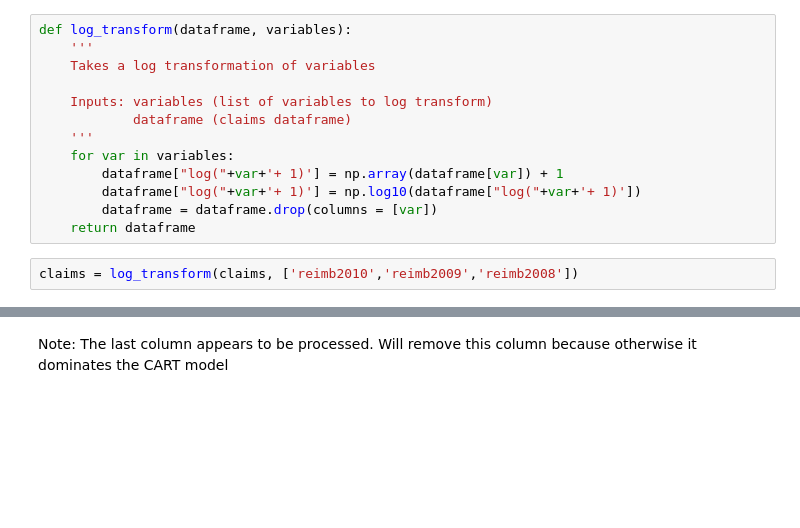
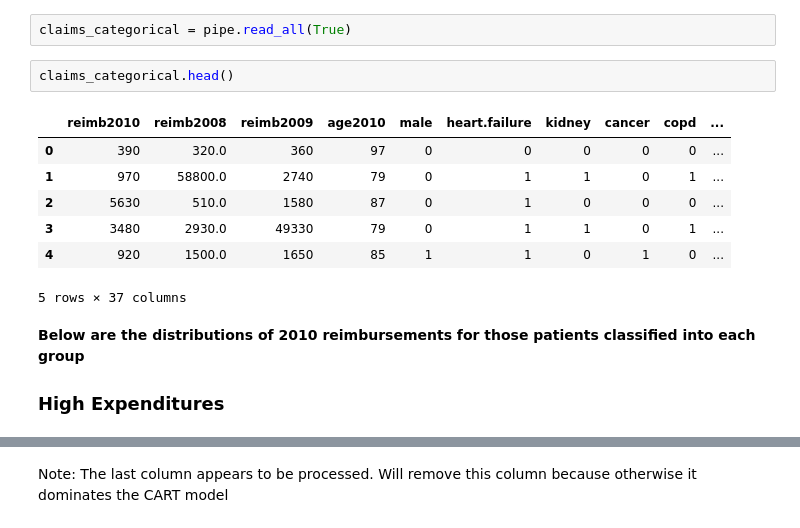
Before and after one commit to deniztokmakoglu/CAPP30254_Project, a Jupyter notebook: Decision Tree and Random Forest.ipynb, the cells around one changed output, grey strips where cells are left out. Drawn from its saved outputs; the diff is of its cells as text; blank space fills up the shorter version.

```diff
--- a/Decision Tree and Random Forest.ipynb
+++ b/Decision Tree and Random Forest.ipynb
@@ -42,15 +17,16 @@ claims.head()
-# %%
-def log_transform(dataframe, variables):
-    '''
-    Takes a log transformation of variables
-
-    Inputs: variables (list of variables to log transform)
-            dataframe (claims dataframe)
-    '''
-    for var in variables:
-        dataframe["log("+var+'+ 1)'] = np.array(dataframe[var]) + 1
-        dataframe["log("+var+'+ 1)'] = np.log10(dataframe["log("+var+'+ 1)'])
-        dataframe = dataframe.drop(columns = [var])
-    return dataframe
-# %%
-claims = log_transform(claims, ['reimb2010','reimb2009','reimb2008'])
+# %%
+claims_categorical = pipe.read_all(True)
+# %%
+claims_categorical.head()
+# %% [output]
+|  | reimb2010 | reimb2008 | reimb2009 | age2010 | male | heart.failure | kidney | cancer | copd | ... |
+| 0 | 390 | 320.0 | 360 | 97 | 0 | 0 | 0 | 0 | 0 | ... |
+| 1 | 970 | 58800.0 | 2740 | 79 | 0 | 1 | 1 | 0 | 1 | ... |
+| 2 | 5630 | 510.0 | 1580 | 87 | 0 | 1 | 0 | 0 | 0 | ... |
+| 3 | 3480 | 2930.0 | 49330 | 79 | 0 | 1 | 1 | 0 | 1 | ... |
+| 4 | 920 | 1500.0 | 1650 | 85 | 1 | 1 | 0 | 1 | 0 | ... |
+5 rows × 37 columns
+# %% [markdown]
+**Below are the distributions of 2010 reimbursements for those patients classified into each group**
+
+### High Expenditures
```
Also changed, not shown: parts of 39 cells of this notebook.
